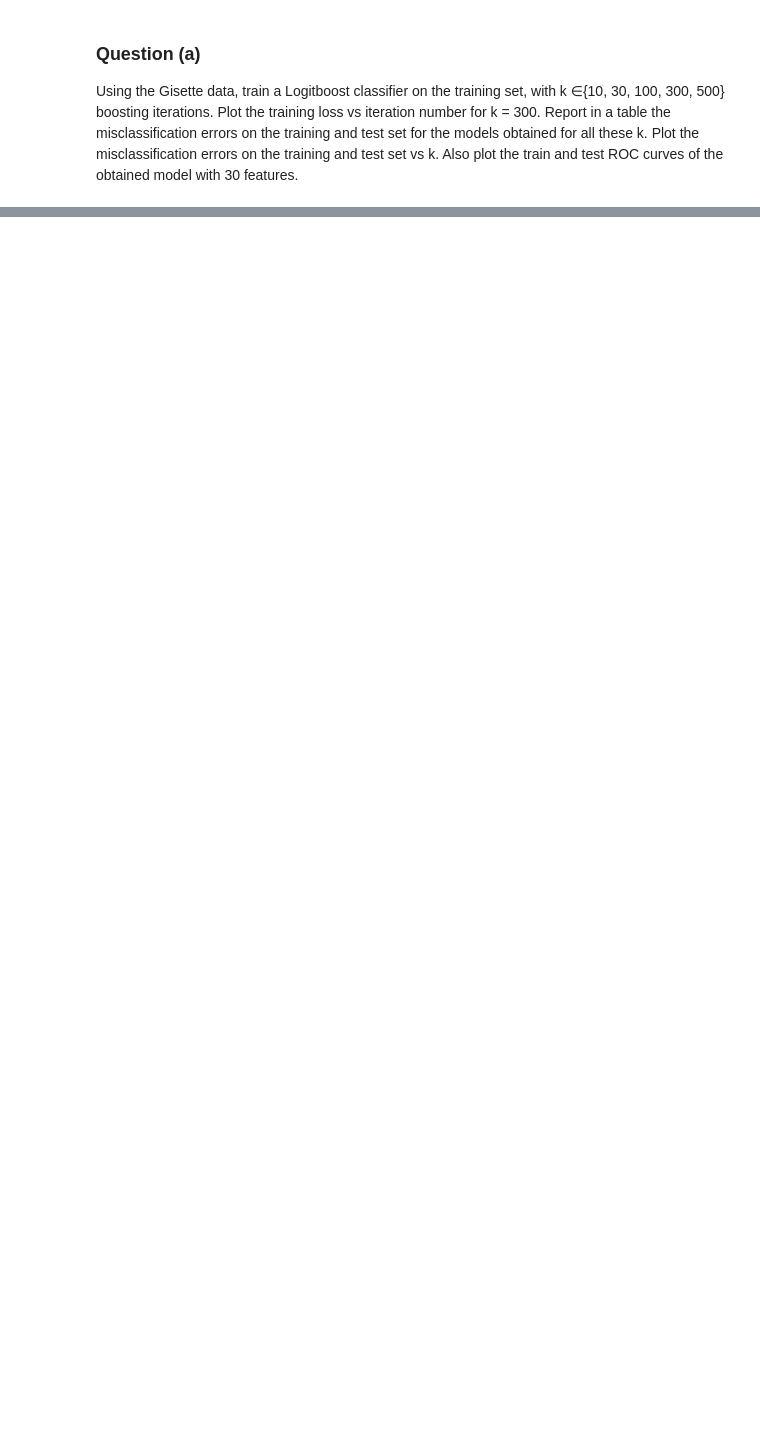
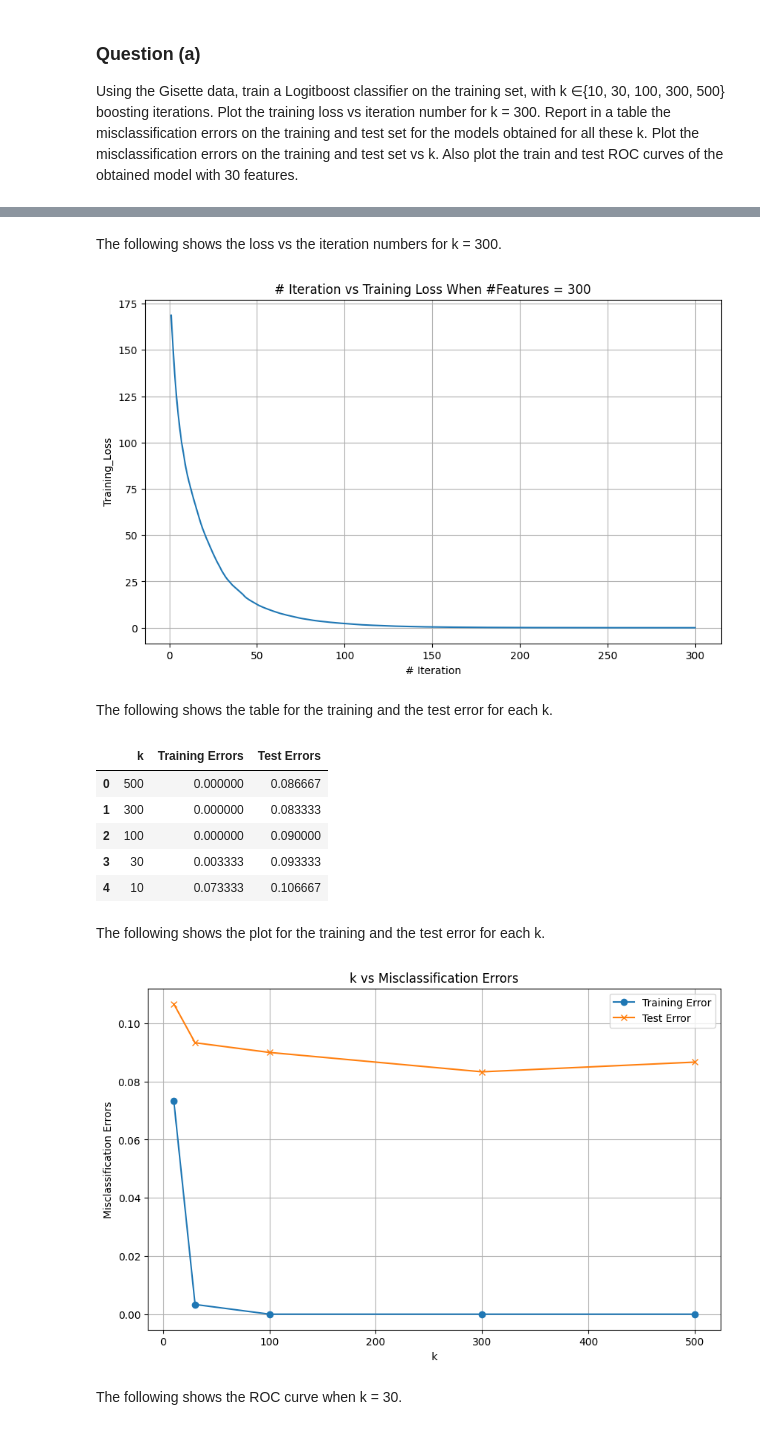
Before and after one commit to mao1756/STA5635_fa23, a Jupyter notebook: HW6/HW6.ipynb, the cells around one changed output, grey strips where cells are left out. Cells and saved outputs as stored; diff of their text form; code cells hidden in the pictures; blank space fills up the shorter version.

```diff
--- a/HW6/HW6.ipynb
+++ b/HW6/HW6.ipynb
@@ -211,0 +280,39 @@ of the obtained model with 30 features.
+# %%
+#Load dexter
+path = "./dexter/"
+
+train_x = dd.read_csv(os.path.join(path, 'dexter_train.csv'),
+                         header = None,
+                         blocksize = None).compute()
+
+train_y = dd.read_csv(os.path.join(path, 'dexter_train.labels'),
+                         header = None,
+                         blocksize = None).compute()
+
+test_x = dd.read_csv(os.path.join(path, 'dexter_valid.csv'),
+                         header = None,
+                         blocksize = None).compute()
+
+test_y = dd.read_csv(os.path.join(path, 'dexter_valid.labels'),
+                         header = None,
+                         blocksize = None).compute()
+
+# Replace -1 with 0 so that it fits the slides
+train_y.replace(-1, 0, inplace = True)
+test_y.replace(-1, 0, inplace = True)
+# %%
+hw6 = HW6(train_x, train_y, test_x, test_y)
+hw6.show(train_y, test_y)
+# %% [output]
+The following shows the loss                           vs the iteration numbers for k = 300.
+[figure, added]
+The following shows the table for the training                          and the test error for each k.
+|  | k | Training Errors | Test Errors |
+| 0 | 500 | 0.000000 | 0.086667 |
+| 1 | 300 | 0.000000 | 0.083333 |
+| 2 | 100 | 0.000000 | 0.090000 |
+| 3 | 30 | 0.003333 | 0.093333 |
+| 4 | 10 | 0.073333 | 0.106667 |
+The following shows the plot for the training                          and the test error for each k.
+[figure, added]
+The following shows the ROC curve when k = 30.
```
Also changed, not shown: parts of 9 cells of this notebook, 23 other files.
